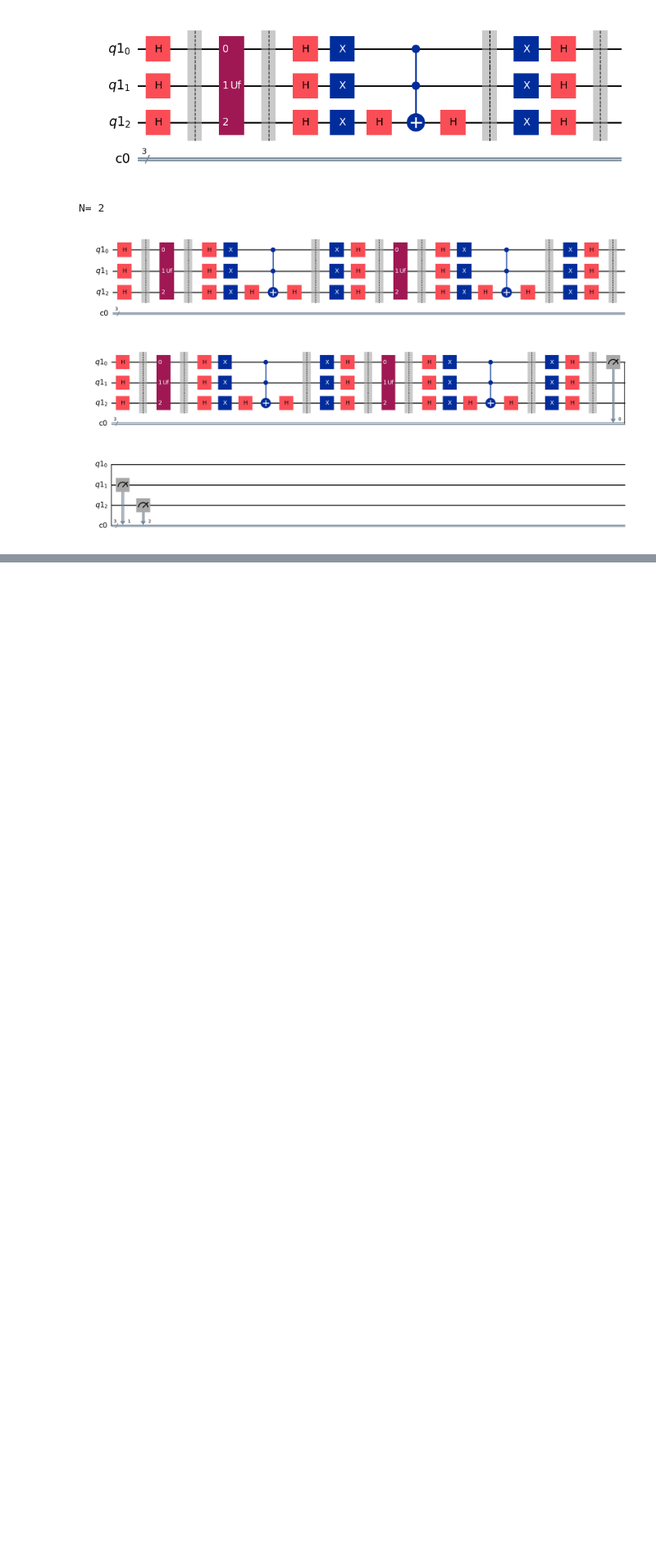
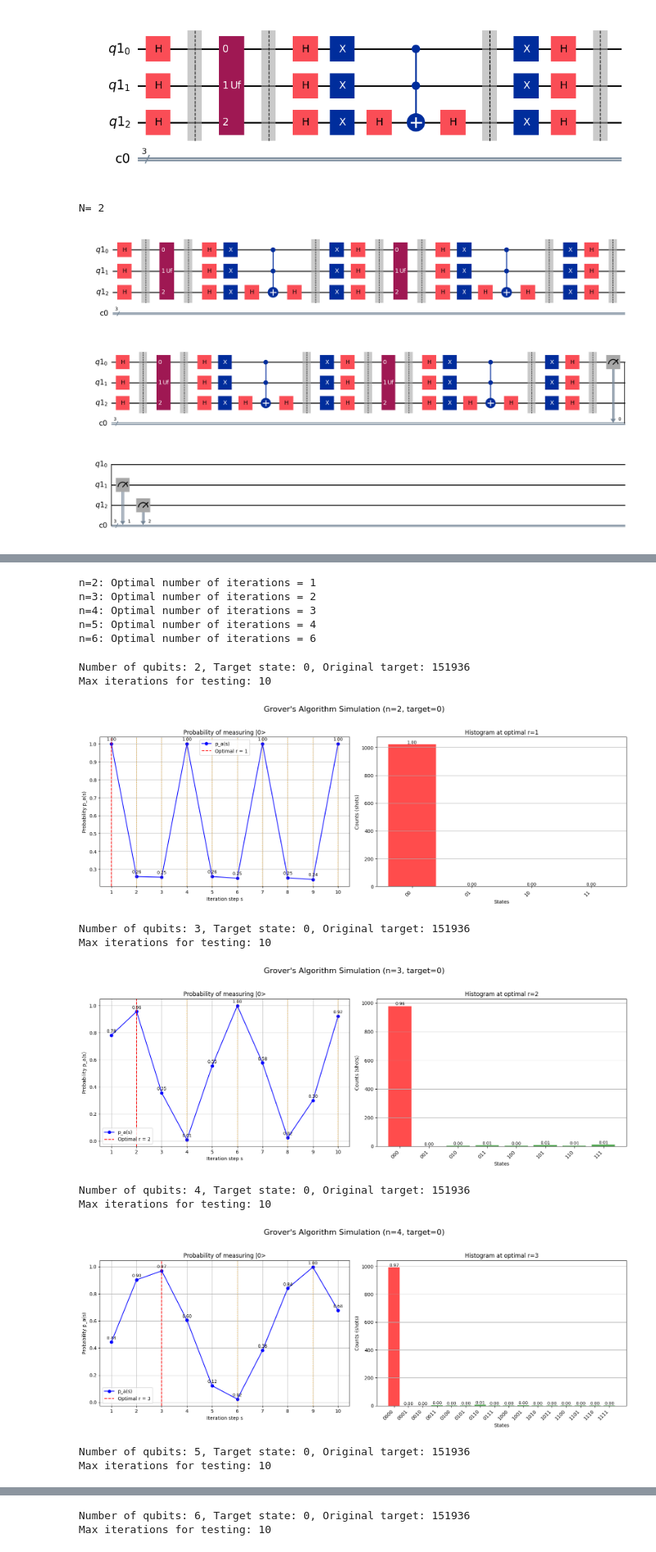
Before and after one commit to Tymon-Dydowicz/QuantumMachineLearning, a Jupyter notebook: Project_4/IQIQML_Project_4_tutorial_Q221.ipynb, the cells around one changed output, grey strips where cells are left out. Shown at 82% size. Saved outputs shown, nothing was run; the diff lists cells and outputs as text; code cells hidden in the pictures; blank space fills up the shorter version.

```diff
--- a/Project_4/IQIQML_Project_4_tutorial_Q221.ipynb
+++ b/Project_4/IQIQML_Project_4_tutorial_Q221.ipynb
@@ -165,0 +168,35 @@ plot_distribution(sim_result0.get_counts(Circuit))
+# %%
+import numpy as np
+import matplotlib.pyplot as plt
+from qiskit_aer import AerSimulator
+
+N_TO_TEST = [2, 3, 4, 5, 6]
+QUBITS_TO_TEST = [2, 3, 4, 5, 6]
+BACKEND = AerSimulator()
+ID = 151936
+SHOTS = 1024
+# %%
+class TargetFunction():
+    def __init__(self, target):
+        self.target = target
+
+    def compare(self, x):
+        raise NotImplementedError("Subclasses should implement this method.")
+
+class BinaryTargetFunction(TargetFunction):
+    def __init__(self, target):
+        super().__init__(int(target, 2))
+
+class SameBinaryTargetFunction(BinaryTargetFunction):
+    def __init__(self, target):
+        super().__init__(target)
+
+    def compare(self, x):
+        return x == self.target
+
+class SameTargetFunction(TargetFunction):
+    def __init__(self, target):
+        super().__init__(target)
+
+    def compare(self, x):
+        return x == self.target
@@ -165,0 +330,25 @@ plot_distribution(sim_result0.get_counts(Circuit))
+# %%
+for n in N_TO_TEST:
+    optimal_iterations = calculate_optimal_iterations(n)
+    print(f"n={n}: Optimal number of iterations = {optimal_iterations}")
+# %% [output]
+n=2: Optimal number of iterations = 1
+n=3: Optimal number of iterations = 2
+n=4: Optimal number of iterations = 3
+n=5: Optimal number of iterations = 4
+n=6: Optimal number of iterations = 6
+# %%
+for q in QUBITS_TO_TEST:
+    performTest(q, ID, max_iterations=10)
+# %% [output]
+Number of qubits: 2, Target state: 0, Original target: 151936
+Max iterations for testing: 10
+[figure, added]
+Number of qubits: 3, Target state: 0, Original target: 151936
+Max iterations for testing: 10
+[figure, added]
+Number of qubits: 4, Target state: 0, Original target: 151936
+Max iterations for testing: 10
+[figure, added]
+Number of qubits: 5, Target state: 0, Original target: 151936
+Max iterations for testing: 10
@@ -165,0 +356,2 @@ plot_distribution(sim_result0.get_counts(Circuit))
+Number of qubits: 6, Target state: 0, Original target: 151936
+Max iterations for testing: 10
```
Also changed, not shown: parts of 7 cells of this notebook, 1 other file.
